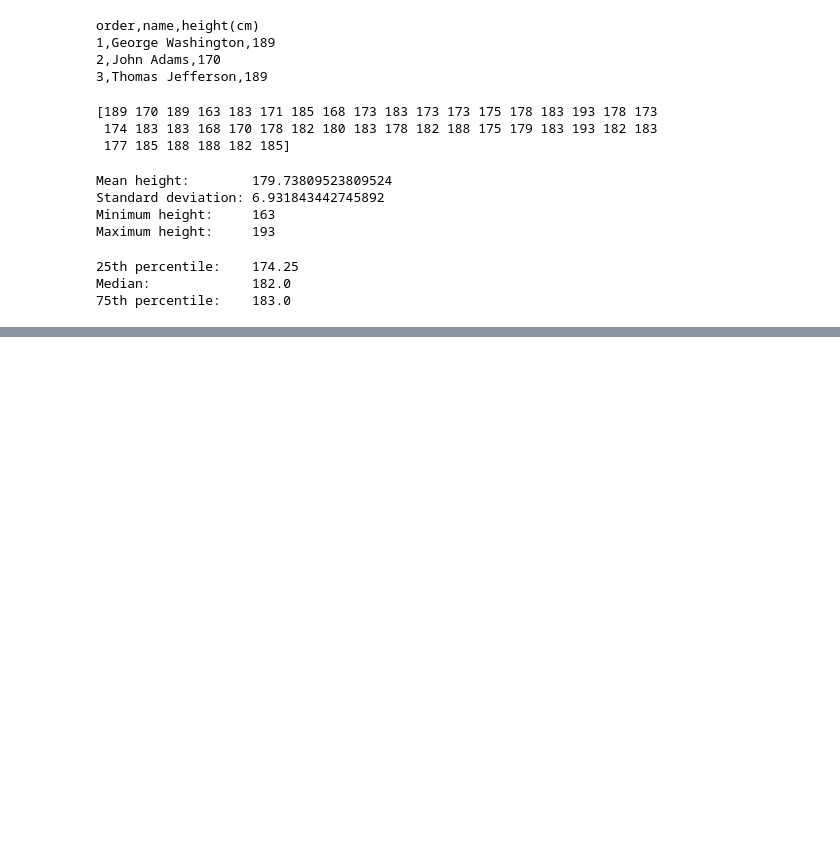
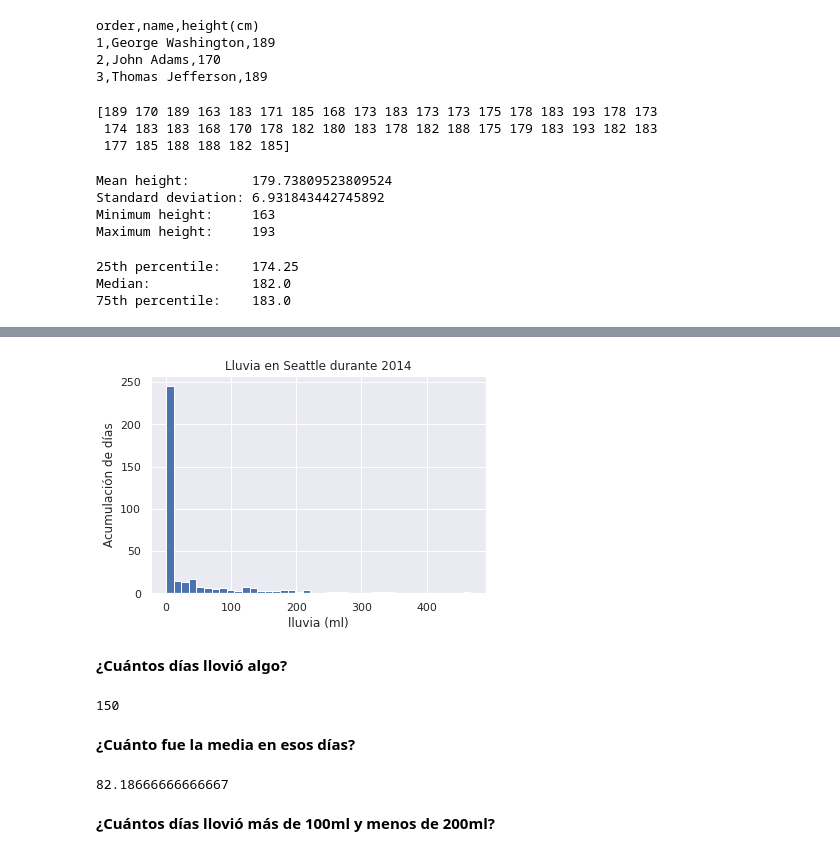
Before and after one commit to RoberHerraiz/eoi, a Jupyter notebook: 09-data-science/02-NumPy.ipynb, the cells around one changed output, grey strips where cells are left out. Drawn from its saved outputs; the diff is of its cells as text; code cells hidden in the pictures; blank space fills up the shorter version.

Commit message:
added tons of new excercises of Numpy

```diff
--- a/09-data-science/02-NumPy.ipynb
+++ b/09-data-science/02-NumPy.ipynb
@@ -810,0 +936,7 @@ Median:             182.0
+# %%
+import numpy as np
+import pandas as pd
+
+# use pandas to extract rainfall inches as a NumPy array
+rainfall = pd.read_csv('Seattle2014.csv')['PRCP'].values
+rainfall.shape
@@ -810,0 +965,23 @@ Median:             182.0
+# %%
+plt.hist(rainfall, 40)
+plt.title('Lluvia en Seattle durante 2014')
+plt.xlabel('lluvia (ml)')
+plt.ylabel('Acumulación de días')
+plt.show()
+# %% [output]
+[figure, added]
+# %% [markdown]
+**¿Cuántos días llovió algo?**
+# %%
+rainfall_days = np.greater(rainfall, 0)
+np.count_nonzero(rainfall_days)
+# %% [output]
+150
+# %% [markdown]
+**¿Cuánto fue la media en esos días?**
+# %%
+np.mean(rainfall[rainfall > 0]) # aplicamos máscara booleana y sacamos la media
+# %% [output]
+82.18666666666667
+# %% [markdown]
+**¿Cuántos días llovió más de 100ml y menos de 200ml?**
```
Also changed, not shown: parts of 50 cells of this notebook, 1 other file.
